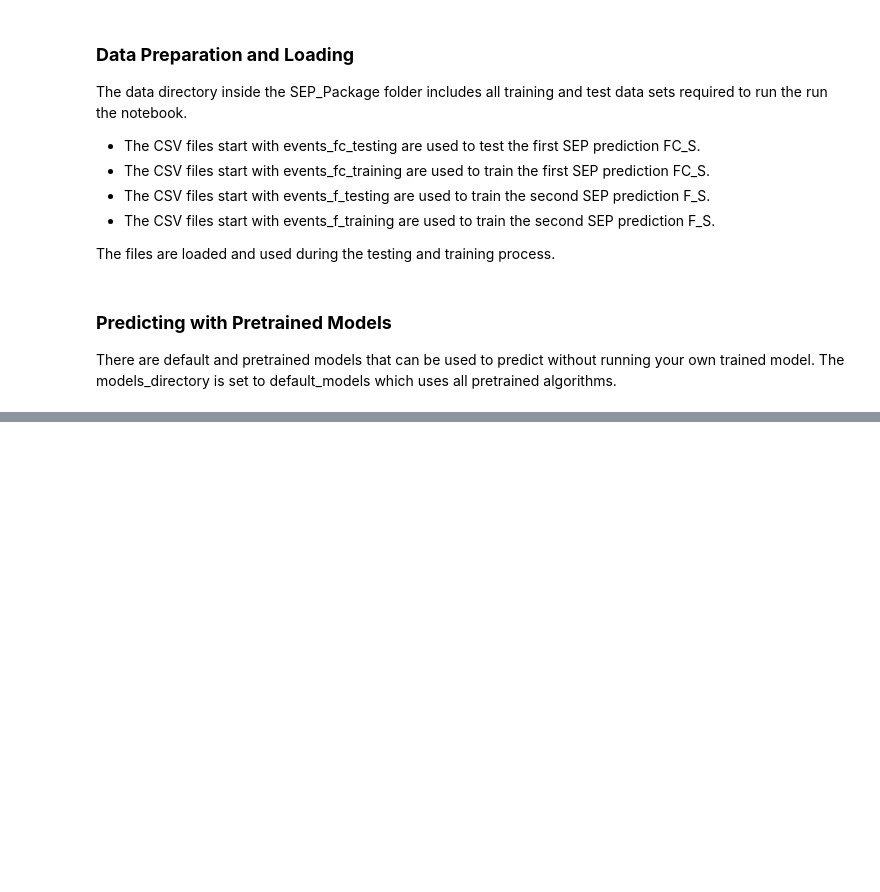
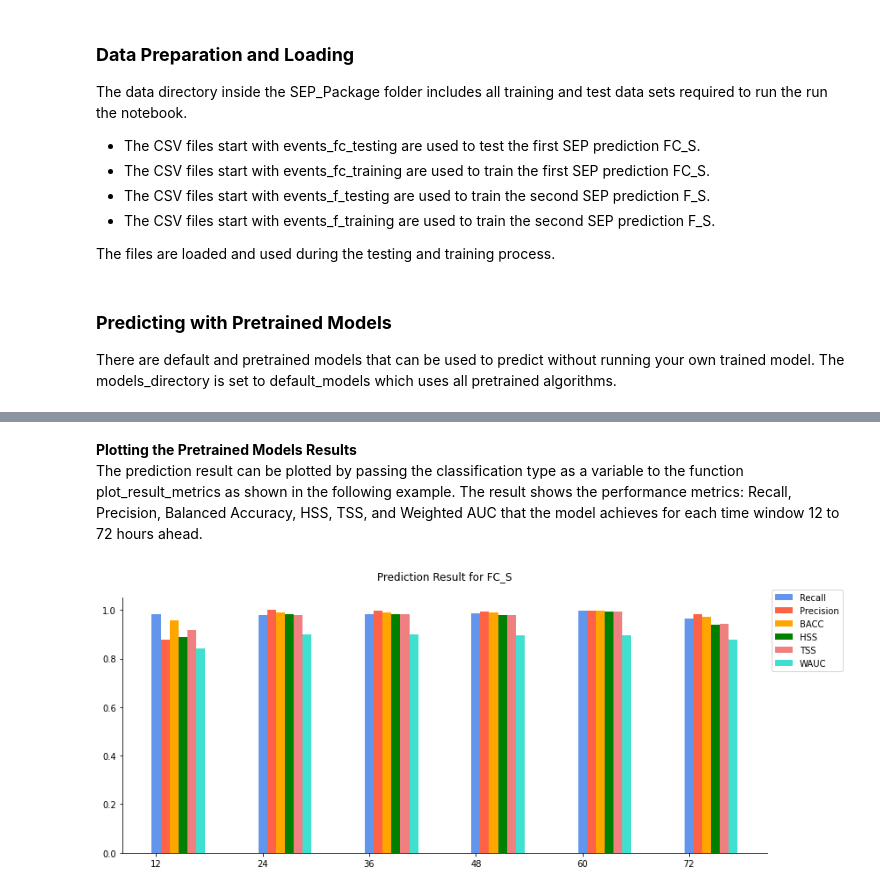
Before and after one commit to ccsc-tools/SEP-prediction, a Jupyter notebook: YA_01_PredictingSEPUsingBiLSTM.ipynb, the cells around one changed output, grey strips where cells are left out. Cells and saved outputs as stored; diff of their text form; code cells hidden in the pictures; blank space fills up the shorter version.

```diff
--- a/YA_01_PredictingSEPUsingBiLSTM.ipynb
+++ b/YA_01_PredictingSEPUsingBiLSTM.ipynb
@@ -514,0 +307,9 @@ Bidirectional LSTM Network<br>
+# %% [markdown]
+**Plotting the Pretrained Models Results**<br>
+The prediction result can be plotted by passing the classification type as a variable to the function plot_result_metrics as shown in the following example. The result shows the performance metrics: Recall, Precision, Balanced Accuracy, HSS, TSS, and Weighted AUC that the model achieves for each time window 12 to 72 hours ahead.
+# %%
+from SEP_utils import plot_result_metrics
+#Plotting result for FC_S
+plot_result_metrics('FC_S',result_dir='default_results')
+# %% [output]
+[figure, added]
```
Also changed, not shown: parts of 46 cells of this notebook, 59 other files.
